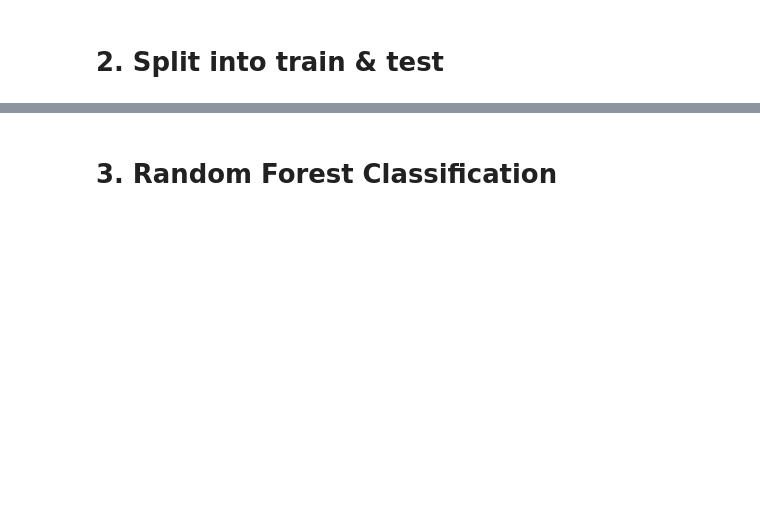
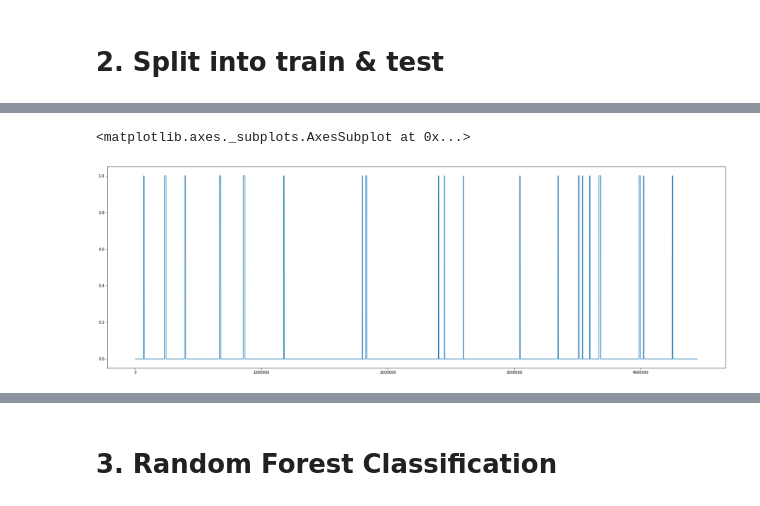
Before and after one commit to stijnbenja/BigData2, a Jupyter notebook: main.ipynb, the cells around one changed output, grey strips where cells are left out. Cells and saved outputs as stored; diff of their text form; code cells hidden in the pictures; blank space fills up the shorter version.

```diff
--- a/main.ipynb
+++ b/main.ipynb
@@ -40 +107,6 @@ base['bought'] = (base['price']!=0).astype(int)
+# %%
+base['bought'].plot(figsize=(30,10))
+# %% [output]
+<matplotlib.axes._subplots.AxesSubplot at 0x...>
+[figure, added]
 # %%
```
Also changed, not shown: parts of 20 cells of this notebook.
